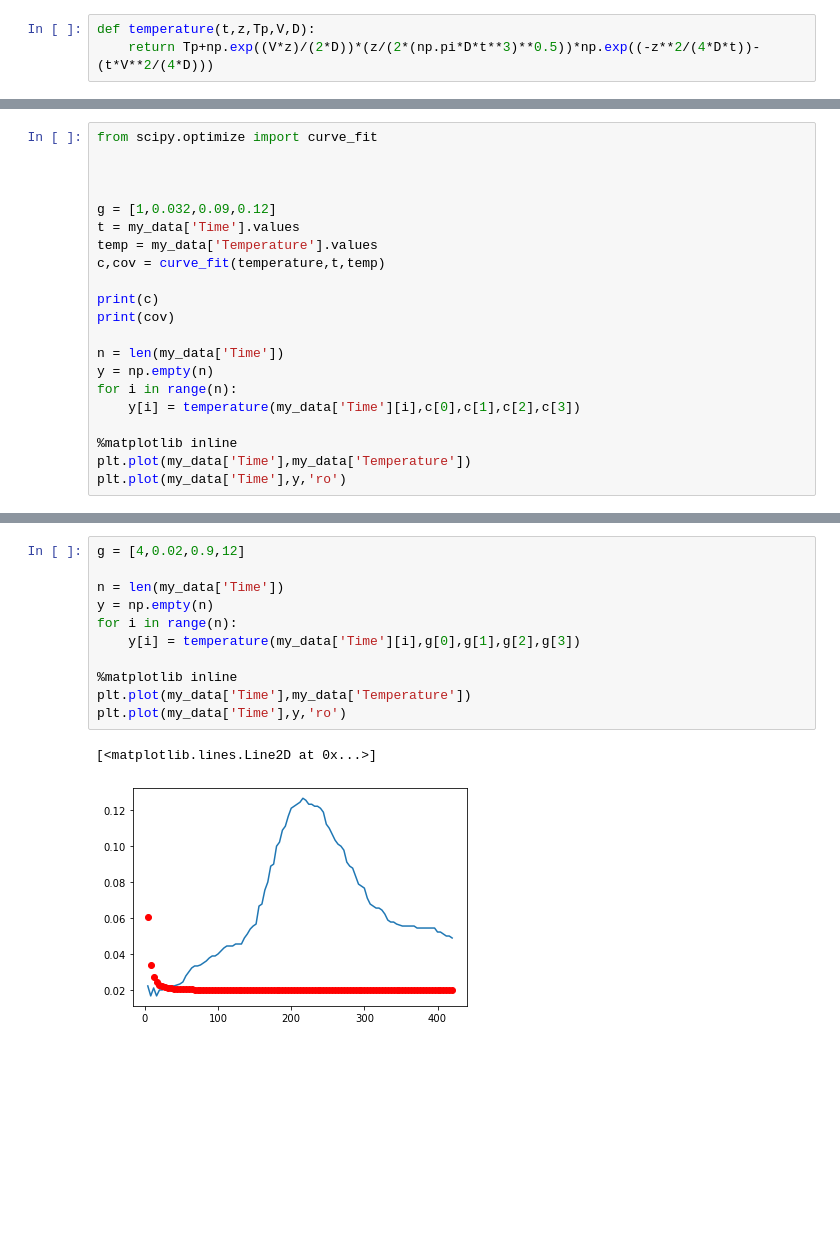
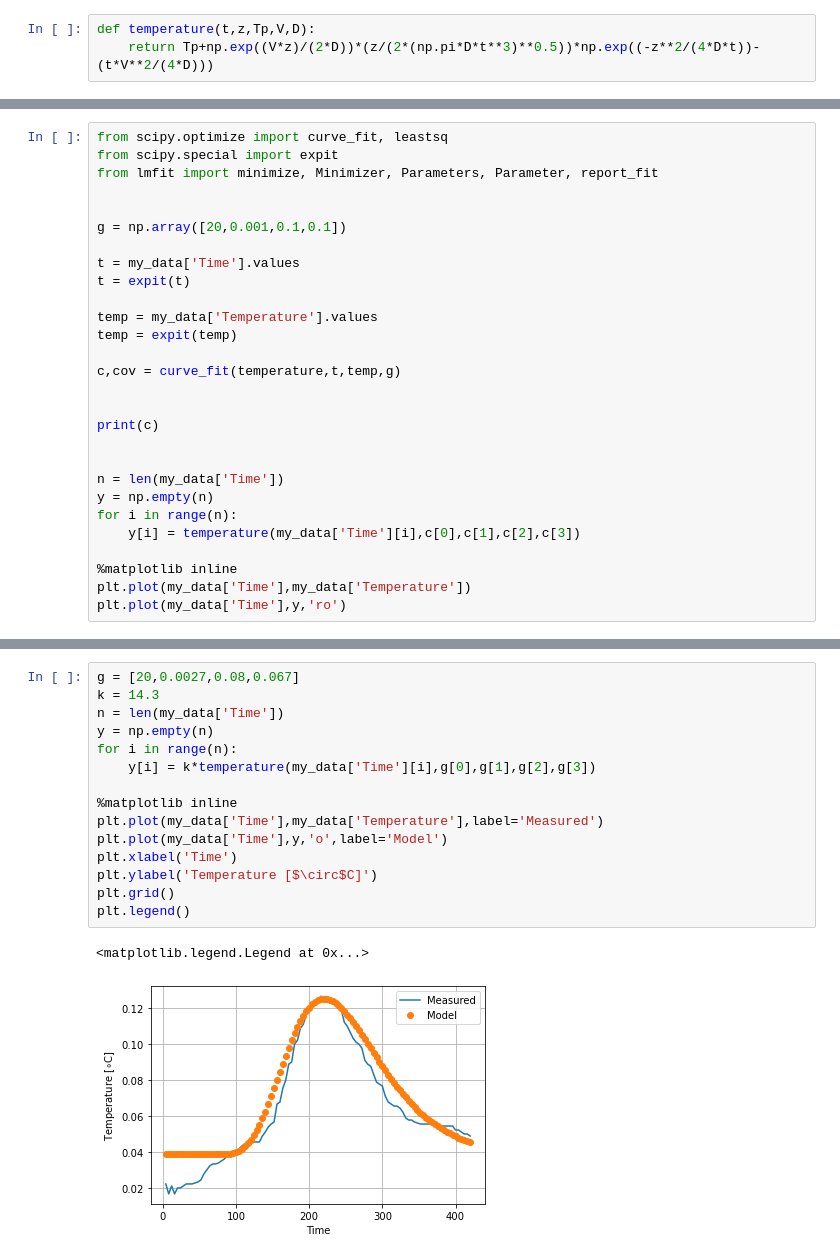
Before and after one commit to margolek/Study, a Jupyter notebook: Semester_6/Methods_of_Object_Identification/Project/Flotation model coefficients.ipynb, the cells around one changed output, grey strips where cells are left out. Cells and saved outputs as stored; diff of their text form; blank space fills up the shorter version.

```diff
--- a/Semester_6/Methods_of_Object_Identification/Project/Flotation model coefficients.ipynb
+++ b/Semester_6/Methods_of_Object_Identification/Project/Flotation model coefficients.ipynb
@@ -56,15 +64,22 @@ def temperature(t,z,Tp,V,D):
 # %%
-from scipy.optimize import curve_fit
+from scipy.optimize import curve_fit, leastsq
+from scipy.special import expit
+from lmfit import minimize, Minimizer, Parameters, Parameter, report_fit
 
 
+g = np.array([20,0.001,0.1,0.1])
 
-g = [1,0.032,0.09,0.12]
 t = my_data['Time'].values
+t = expit(t)
+
 temp = my_data['Temperature'].values
-c,cov = curve_fit(temperature,t,temp)
+temp = expit(temp)
+
+c,cov = curve_fit(temperature,t,temp,g)
+
 
 print(c)
-print(cov)
+
 
 n = len(my_data['Time'])
 y = np.empty(n)
@@ -85,14 +96,18 @@ plt.plot(my_data['Time'],y,'ro')
 # %%
-g = [4,0.02,0.9,12]
-
+g = [20,0.0027,0.08,0.067]
+k = 14.3
 n = len(my_data['Time'])
 y = np.empty(n)
 for i in range(n):
-    y[i] = temperature(my_data['Time'][i],g[0],g[1],g[2],g[3])
+    y[i] = k*temperature(my_data['Time'][i],g[0],g[1],g[2],g[3])
 
 %matplotlib inline
-plt.plot(my_data['Time'],my_data['Temperature'])
-plt.plot(my_data['Time'],y,'ro')
+plt.plot(my_data['Time'],my_data['Temperature'],label='Measured')
+plt.plot(my_data['Time'],y,'o',label='Model')
+plt.xlabel('Time')
+plt.ylabel('Temperature [$\circ$C]')
+plt.grid()
+plt.legend()
 # %% [output]
-[<matplotlib.lines.Line2D at 0x...>]
+<matplotlib.legend.Legend at 0x...>
-[figure, old version]
+[figure, new version]
```
Also changed, not shown: parts of 3 cells of this notebook, 2 other files.
